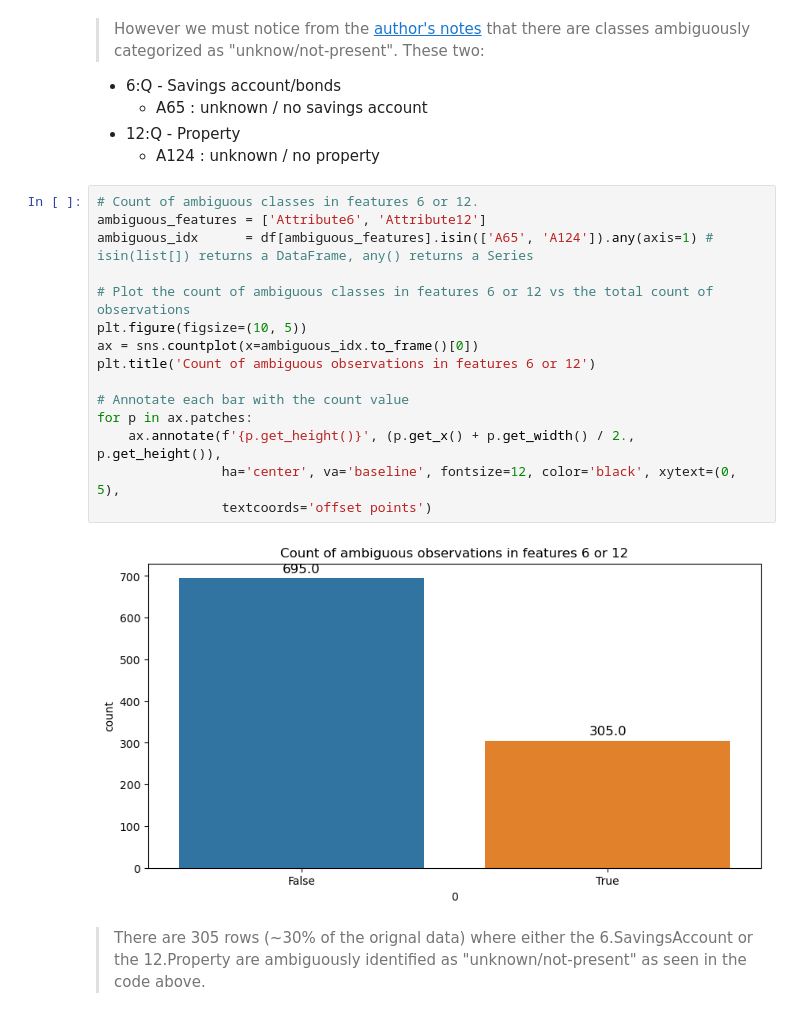
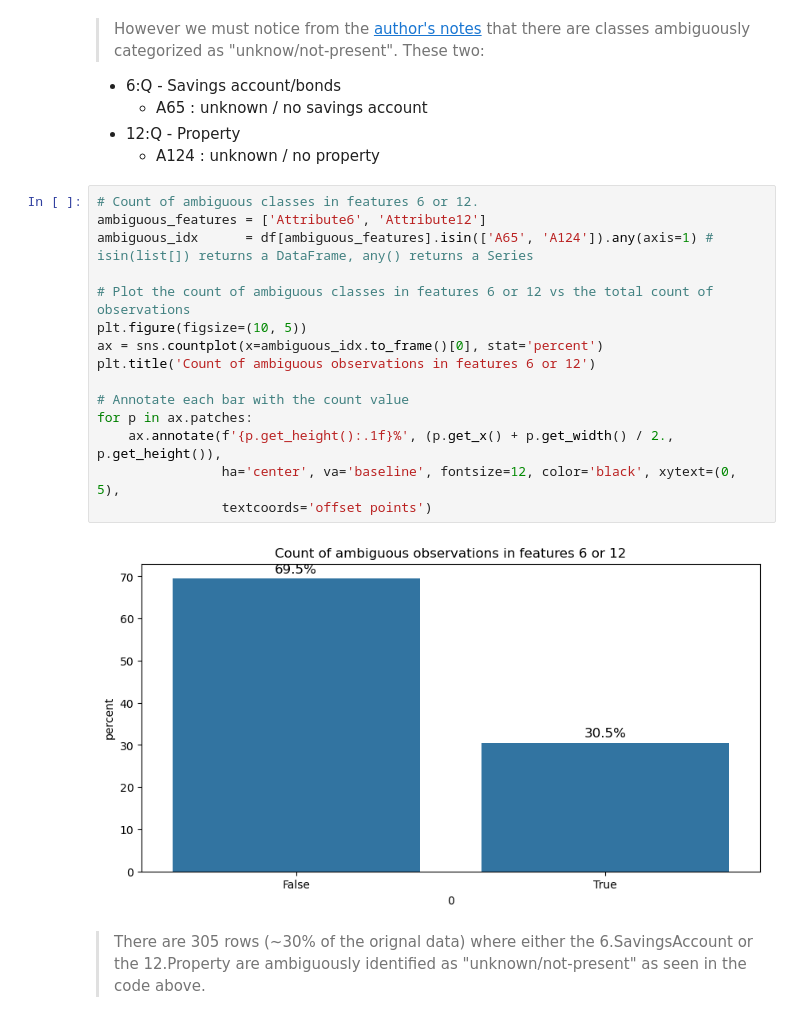
Before and after one commit to feed0/german-credit, a Jupyter notebook: notebooks/the_data.ipynb, the cells around one changed output. Drawn from its saved outputs; the diff is of its cells as text.

```diff
--- a/notebooks/the_data.ipynb
+++ b/notebooks/the_data.ipynb
@@ -115,20 +115,20 @@ Text(0.5, 1.0, 'Missing values in the dataset')
 # %%
 # Count of ambiguous classes in features 6 or 12.
 ambiguous_features = ['Attribute6', 'Attribute12']
 ambiguous_idx      = df[ambiguous_features].isin(['A65', 'A124']).any(axis=1) # isin(list[]) returns a DataFrame, any() returns a Series
 
 # Plot the count of ambiguous classes in features 6 or 12 vs the total count of observations
 plt.figure(figsize=(10, 5))
-ax = sns.countplot(x=ambiguous_idx.to_frame()[0])
+ax = sns.countplot(x=ambiguous_idx.to_frame()[0], stat='percent')
 plt.title('Count of ambiguous observations in features 6 or 12')
 
 # Annotate each bar with the count value
 for p in ax.patches:
-    ax.annotate(f'{p.get_height()}', (p.get_x() + p.get_width() / 2., p.get_height()),
+    ax.annotate(f'{p.get_height():.1f}%', (p.get_x() + p.get_width() / 2., p.get_height()),
                 ha='center', va='baseline', fontsize=12, color='black', xytext=(0, 5),
                 textcoords='offset points')
 # %% [output]
-[figure, old version]
+[figure, new version]
 # %% [markdown]
 > There are 305 rows (~30% of the orignal data) where either the 6.SavingsAccount or the 12.Property are ambiguously identified as "unknown/not-present" as seen in the code above.
 # %% [markdown]
```
Also changed, not shown: parts of 6 cells of this notebook.
